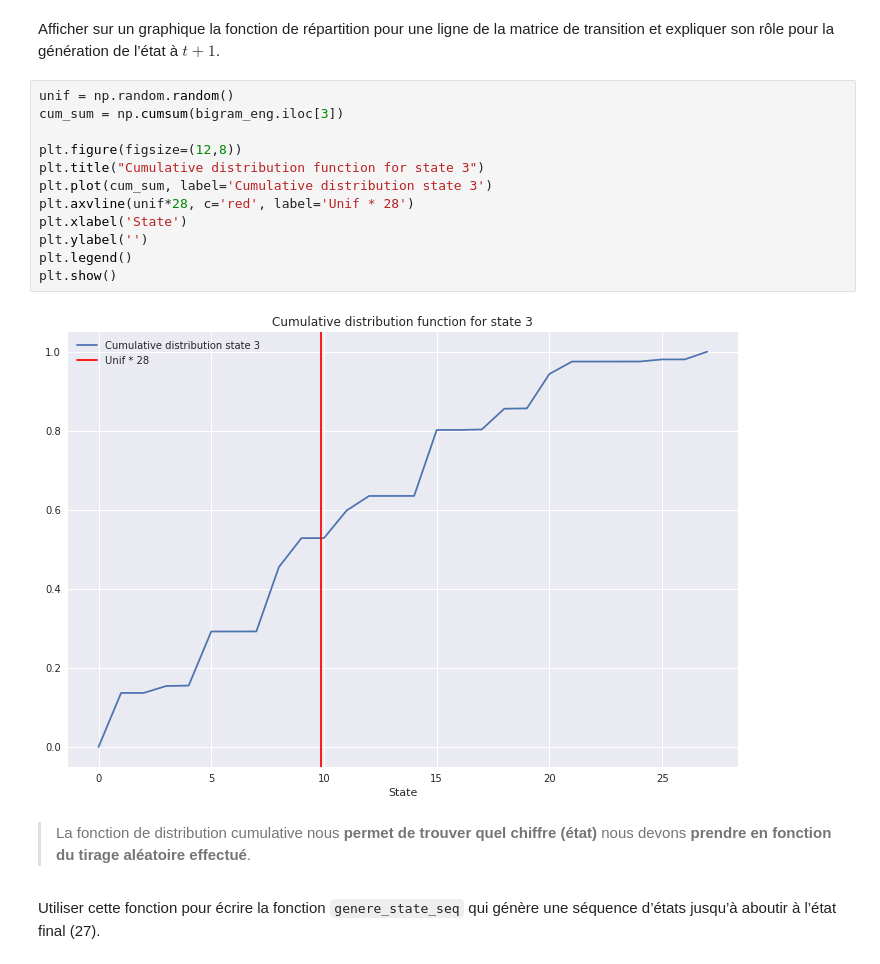
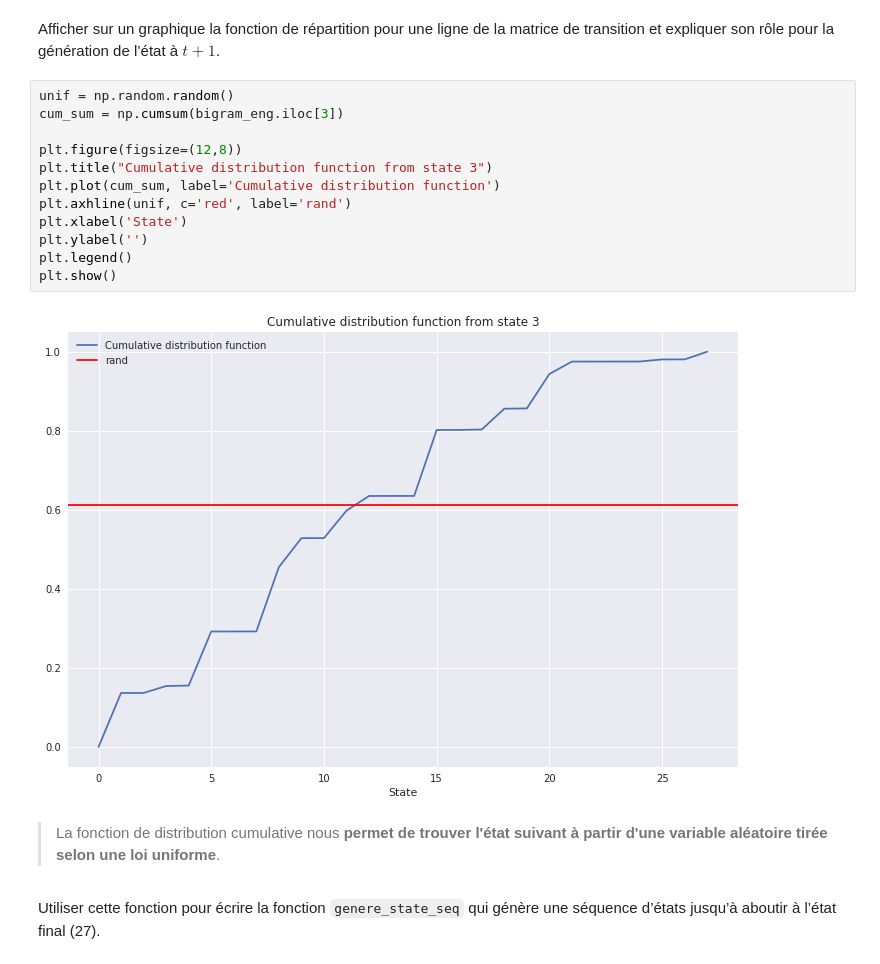
Before and after one commit to Thomas-Koch/MDI-341---Machine-Learning-avanc-, a Jupyter notebook: TP12 - HMM/TP HMM - Thomas Koch.ipynb, the cells around one changed output. Saved outputs shown, nothing was run; the diff lists cells and outputs as text.

```diff
--- a/TP12 - HMM/TP HMM - Thomas Koch.ipynb
+++ b/TP12 - HMM/TP HMM - Thomas Koch.ipynb
@@ -199,19 +204,19 @@ Afficher sur un graphique la fonction de répartition pour une ligne de la matri
 # %%
 unif = np.random.random()
 cum_sum = np.cumsum(bigram_eng.iloc[3])
 
 plt.figure(figsize=(12,8))
-plt.title("Cumulative distribution function for state 3")
-plt.plot(cum_sum, label='Cumulative distribution state 3')
-plt.axvline(unif*28, c='red', label='Unif * 28')
+plt.title("Cumulative distribution function from state 3")
+plt.plot(cum_sum, label='Cumulative distribution function')
+plt.axhline(unif, c='red', label='rand')
 plt.xlabel('State')
 plt.ylabel('')
 plt.legend()
 plt.show()
 # %% [output]
-[figure, old version]
+[figure, new version]
 # %% [markdown]
-> La fonction de distribution cumulative nous **permet de trouver quel chiffre (état)** nous devons **prendre en fonction du tirage aléatoire effectué**.
+> La fonction de distribution cumulative nous **permet de trouver l'état suivant à partir d'une variable aléatoire tirée selon une loi uniforme**.
 # %% [markdown]
 Utiliser cette fonction pour écrire la fonction `genere_state_seq` qui génère une séquence
 d’états jusqu’à aboutir à l’état final (27).
```
Also changed, not shown: parts of 47 cells of this notebook, 1 other file.
